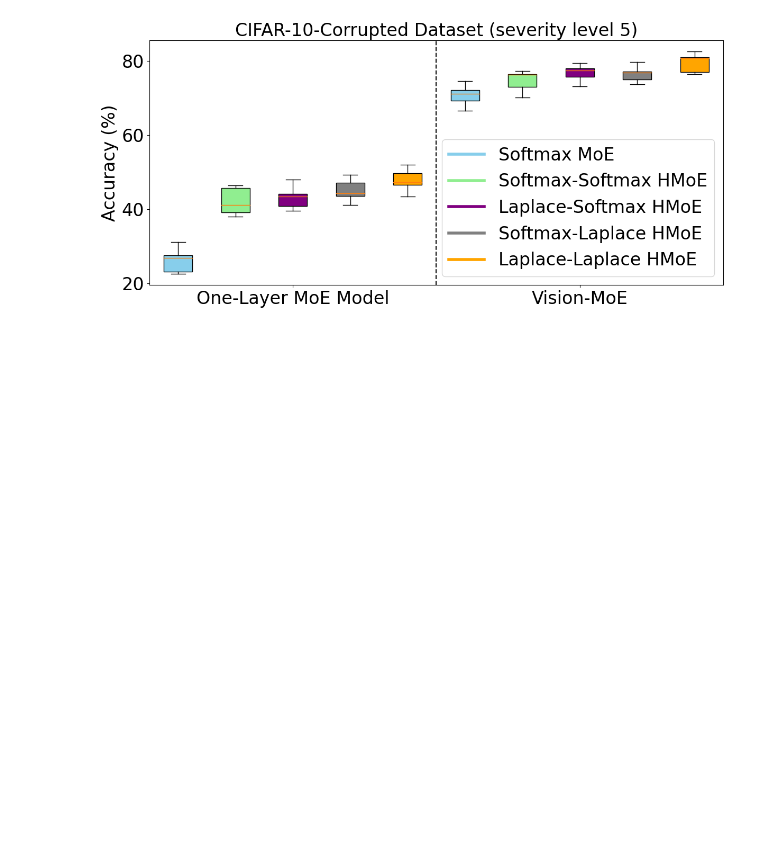
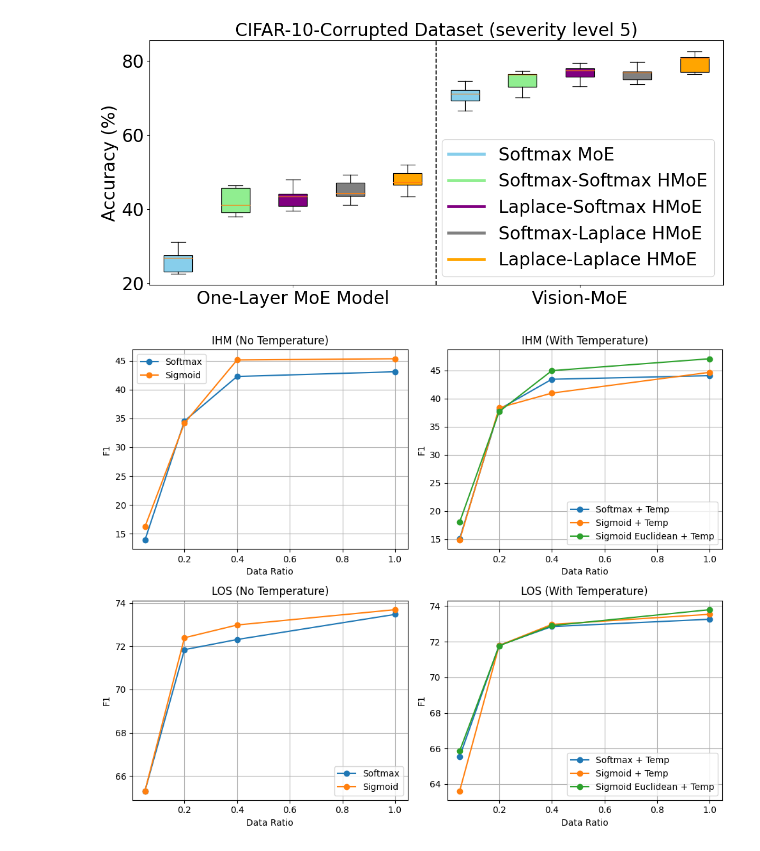
Before and after one commit to pham156/FuseMoE_poly, a Jupyter notebook: src/scripts/simulation.ipynb, the cells around one changed output. Saved outputs shown, nothing was run; the diff lists cells and outputs as text; code cells hidden in the pictures; blank space fills up the shorter version.

```diff
--- a/src/scripts/simulation.ipynb
+++ b/src/scripts/simulation.ipynb
@@ -246,32 +246,34 @@ axs[0, 0].legend()
 # ---- IHM (with temp) ----
 axs[0, 1].plot(x, ihm_softmax_temp, marker='o', label='Softmax + Temp')
 axs[0, 1].plot(x, ihm_sigmoid_temp, marker='o', label='Sigmoid + Temp')
-axs[0, 1].plot(x, ihm_sigmoid_dist_temp, marker='o', label='Sigmoid + Dist + Temp')
+axs[0, 1].plot(x, ihm_sigmoid_dist_temp, marker='o', label='Sigmoid Euclidean + Temp')
 axs[0, 1].set_title('IHM (With Temperature)')
 axs[0, 1].set_xlabel('Data Ratio')
 axs[0, 1].set_ylabel('F1')
 axs[0, 1].grid(True)
 axs[0, 1].legend()
 
 # ---- LOS (no temp) ----
 axs[1, 0].plot(x, los_softmax, marker='o', label='Softmax')
 axs[1, 0].plot(x, los_sigmoid, marker='o', label='Sigmoid')
 axs[1, 0].set_title('LOS (No Temperature)')
 axs[1, 0].set_xlabel('Data Ratio')
 axs[1, 0].set_ylabel('F1')
 axs[1, 0].grid(True)
 axs[1, 0].legend()
 
 # ---- LOS (with temp) ----
 axs[1, 1].plot(x, los_softmax_temp, marker='o', label='Softmax + Temp')
 axs[1, 1].plot(x, los_sigmoid_temp, marker='o', label='Sigmoid + Temp')
-axs[1, 1].plot(x, los_sigmoid_dist_temp, marker='o', label='Sigmoid + Dist + Temp')
+axs[1, 1].plot(x, los_sigmoid_dist_temp, marker='o', label='Sigmoid Euclidean + Temp')
 axs[1, 1].set_title('LOS (With Temperature)')
 axs[1, 1].set_xlabel('Data Ratio')
 axs[1, 1].set_ylabel('F1')
 axs[1, 1].grid(True)
 axs[1, 1].legend()
 
 plt.tight_layout()
 # plt.savefig("combined_plot.png", dpi=300)
 plt.show()
+# %% [output]
+[figure, added]
```
Also changed, not shown: parts of 4 cells of this notebook, 17 other files.
